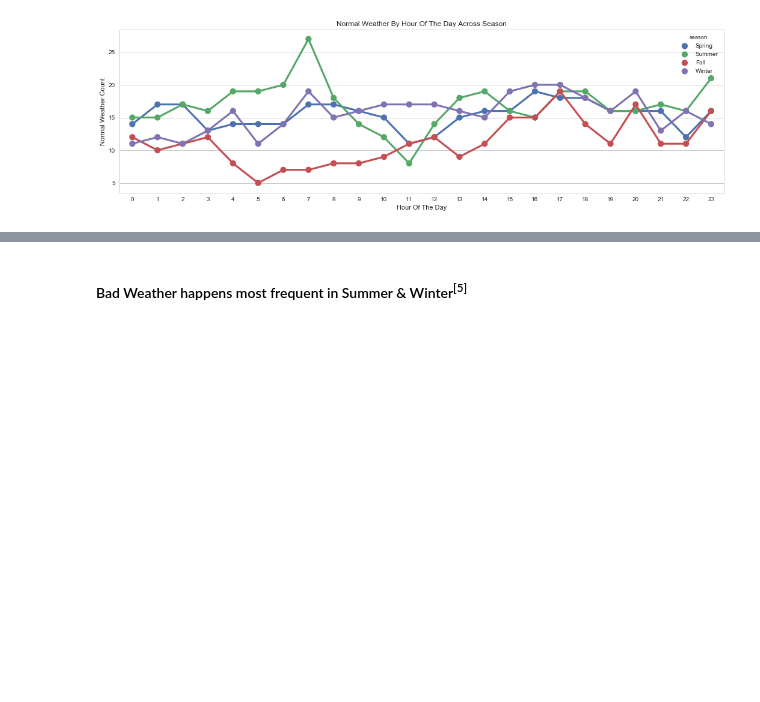
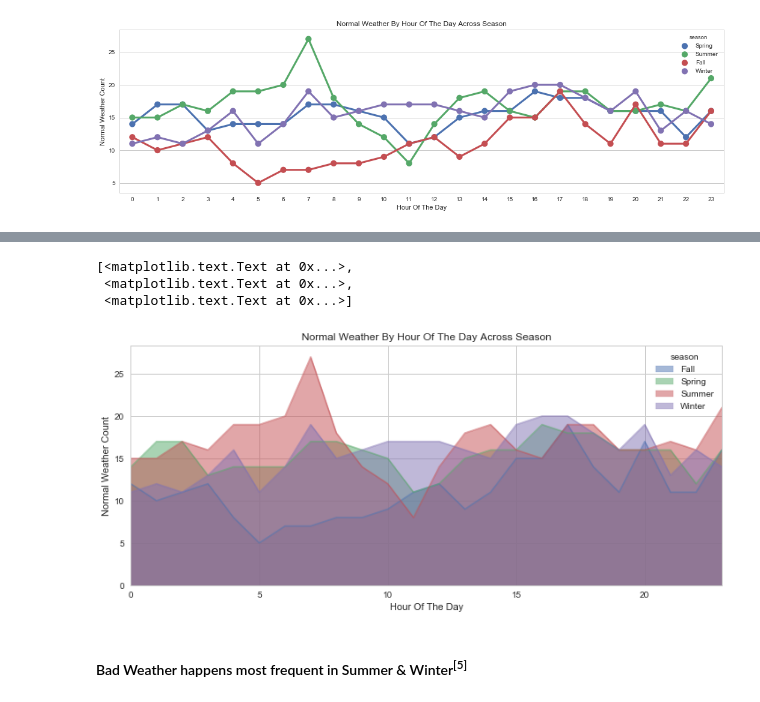
Before and after one commit to LinuxAI-PKU/ml-workspace, a Jupyter notebook: kaggle-bike-sharing-demand/kaggle-bike-sharing-demand.ipynb, the cells around one changed output, grey strips where cells are left out. Saved outputs shown, nothing was run; the diff lists cells and outputs as text; code cells hidden in the pictures; blank space fills up the shorter version.

```diff
--- a/kaggle-bike-sharing-demand/kaggle-bike-sharing-demand.ipynb
+++ b/kaggle-bike-sharing-demand/kaggle-bike-sharing-demand.ipynb
@@ -373,3 +373,7 @@ ax.set(xlabel='Hour Of The Day', ylabel='Normal Weather Count', title="Normal We
  <matplotlib.text.Text at 0x...>,
  <matplotlib.text.Text at 0x...>]
 [figure]
+# %%
+data = pd.DataFrame({'count': all_df[all_df['weather'] == 3][['hour', 'season']].groupby(['hour', 'season']).size()}).reset_index()
+data['season'] = data['season'].map(lambda d : season_map[d])
+data.sample(n=5)
@@ -375,0 +387,3 @@ ax.set(xlabel='Hour Of The Day', ylabel='Normal Weather Count', title="Normal We
+# %%
+data = pd.pivot_table(data, values='count', columns='season', index='hour')
+data.sample(5)
@@ -376,3 +398,12 @@ ax.set(xlabel='Hour Of The Day', ylabel='Normal Weather Count', title="Normal We
+# %%
+fig, ax = plt.subplots(figsize=(12, 5))
+data.plot.area(stacked=False, ax=ax)
+ax.set(xlabel='Hour Of The Day', ylabel='Normal Weather Count', title="Normal Weather By Hour Of The Day Across Season")
+# %% [output]
+[<matplotlib.text.Text at 0x...>,
+ <matplotlib.text.Text at 0x...>,
+ <matplotlib.text.Text at 0x...>]
+[figure, added]
 # %% [markdown]
 #### Bad Weather happens most frequent in Summer & Winter<sup>[5]</sup>
 # %%
```
Also changed, not shown: parts of 13 cells of this notebook, 1 other file.
